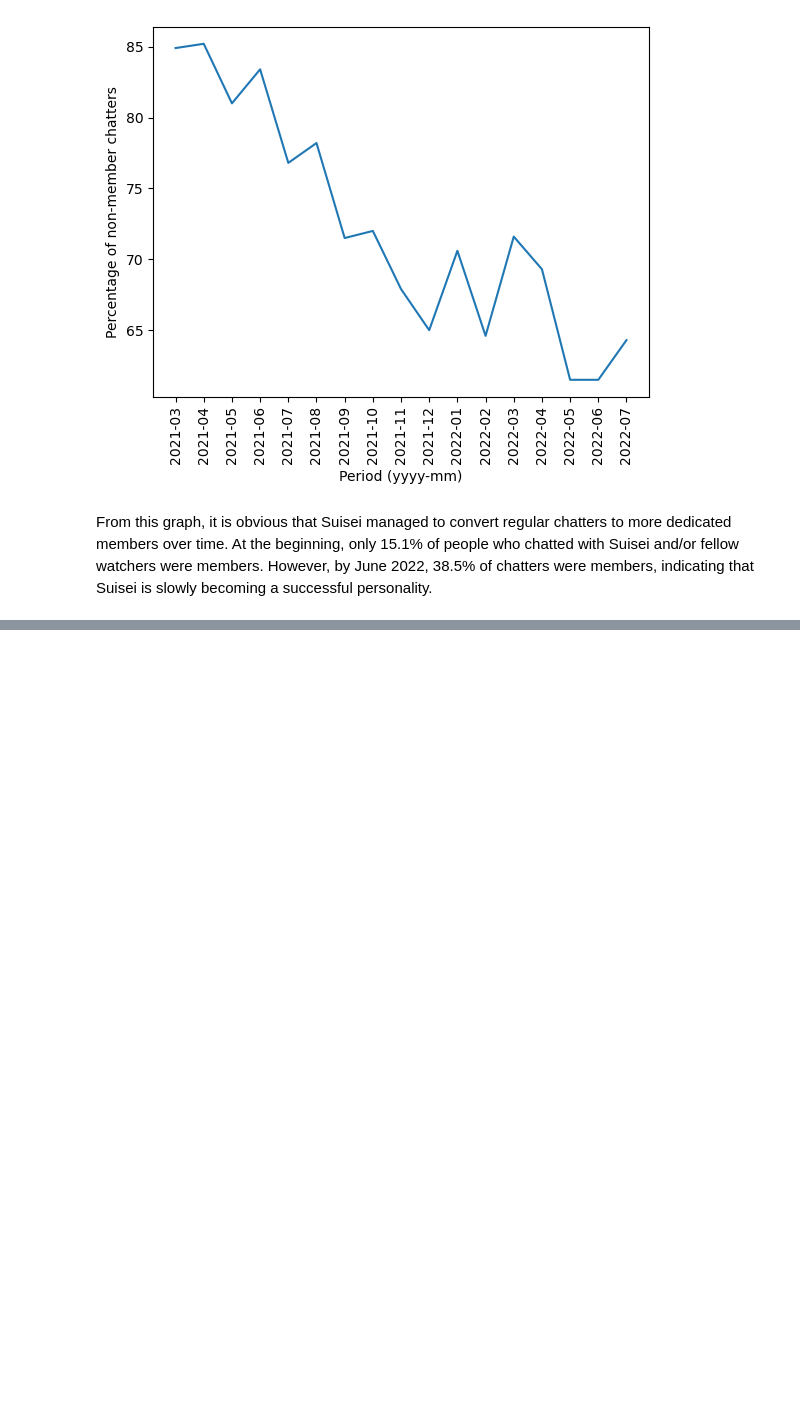
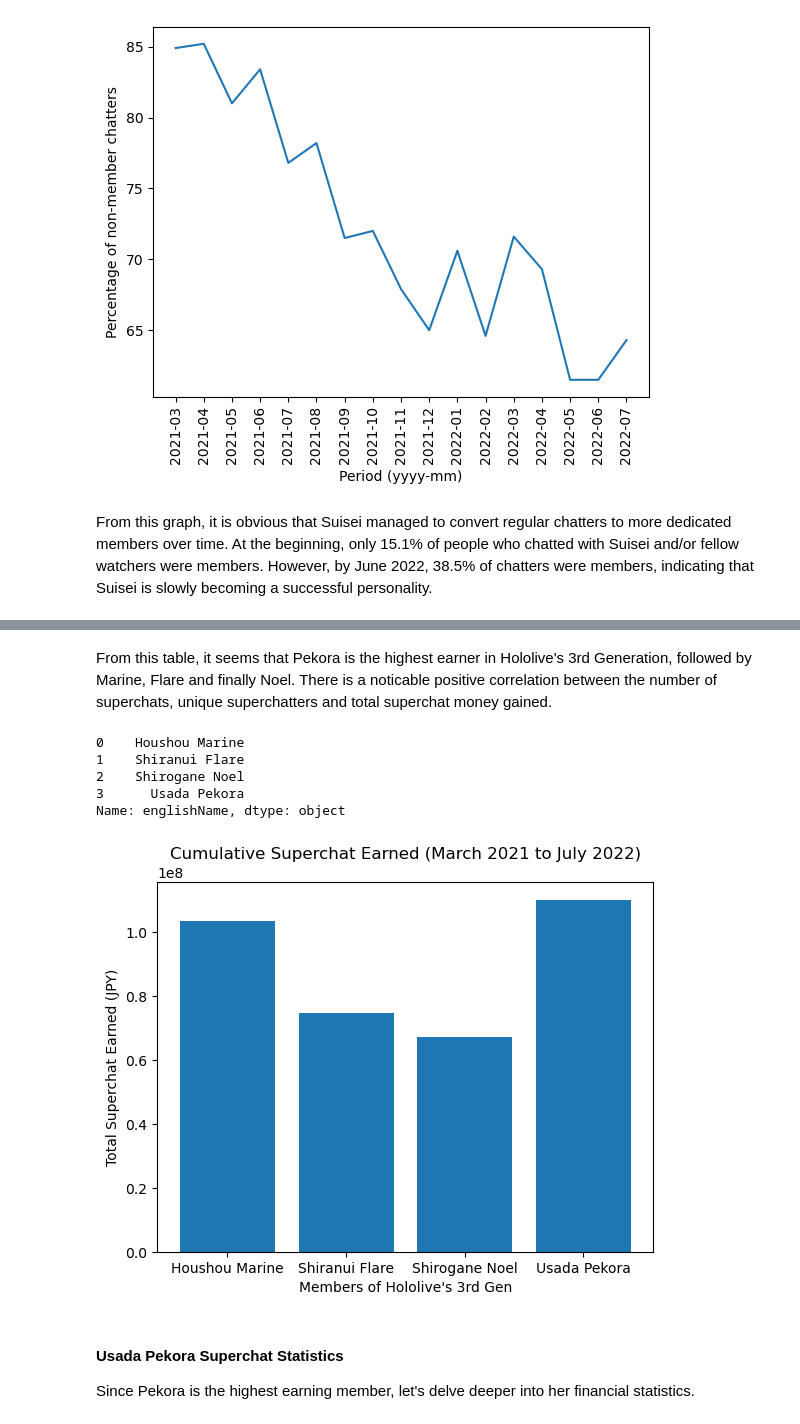
Before and after one commit to falconpunch082/industry-application, a Jupyter notebook: VTuber Statistics - Entertainment/vtuber-stats.ipynb, the cells around one changed output, grey strips where cells are left out. Drawn from its saved outputs; the diff is of its cells as text; code cells hidden in the pictures; blank space fills up the shorter version.

```diff
--- a/VTuber Statistics - Entertainment/vtuber-stats.ipynb
+++ b/VTuber Statistics - Entertainment/vtuber-stats.ipynb
@@ -373,0 +534,9 @@ From this graph, it is obvious that Suisei managed to convert regular chatters t
+# %%
+# Let's count how much money each VTuber has accumulated over the recorded period.
+third_gen_supa_name_group = third_gen_supa.groupby(["englishName"]).sum()
+
+# Further data cleanup
+third_gen_supa_name_group = third_gen_supa_name_group.drop(columns=["channelId", "affiliation", "group", "period"])
+
+# Note: averageSC in this DataFrame is inaccurate due to how the DataFrame is processed.
+third_gen_supa_name_group
@@ -373,0 +550,22 @@ From this graph, it is obvious that Suisei managed to convert regular chatters t
+# %%
+# To provide more insight for a Western audience, let's convert totalSC from JPY to USD and AUD.
+# As of 24/02/2024, 1 JPY equals 0.0066 USD and 0.010 AUD.
+
+third_gen_supa_name_group["totalSC_USD"] = third_gen_supa_name_group["totalSC"] * 0.0066
+third_gen_supa_name_group["totalSC_AUD"] = third_gen_supa_name_group["totalSC"] * 0.010
+
+# Let's also drop averageSC
+third_gen_supa_name_group = third_gen_supa_name_group.drop(columns=["averageSC"])
+
+# Copying DataFrame for future use
+third_gen_supa_graph = third_gen_supa_name_group
+
+# Let's also rate them based on totalSC in descending order
+third_gen_supa_name_group = third_gen_supa_name_group.sort_values("totalSC", ascending=False)
+
+# Finally, let's make the numbers easier to read.
+third_gen_supa_name_group["totalSC"] = third_gen_supa_name_group["totalSC"].map("¥{:,.2f}".format)
+third_gen_supa_name_group["totalSC_USD"] = third_gen_supa_name_group["totalSC_USD"].map("US${:,.2f}".format)
+third_gen_supa_name_group["totalSC_AUD"] = third_gen_supa_name_group["totalSC_AUD"].map("AU${:,.2f}".format)
+
+third_gen_supa_name_group
@@ -373,0 +579,25 @@ From this graph, it is obvious that Suisei managed to convert regular chatters t
+# %% [markdown]
+From this table, it seems that Pekora is the highest earner in Hololive's 3rd Generation, followed by Marine, Flare and finally Noel. There is a noticable positive correlation between the number of superchats, unique superchatters and total superchat money gained.
+# %%
+# Resetting index in third_gen_supa_graph DataFrame to access englishName column
+third_gen_supa_graph = third_gen_supa_graph.reset_index()
+
+print(third_gen_supa_graph["englishName"])
+# %% [output]
+0    Houshou Marine
+1    Shiranui Flare
+2    Shirogane Noel
+3      Usada Pekora
+Name: englishName, dtype: object
+# %%
+# Creating bar chart to show total superchat money gained per VTuber
+plt.bar(third_gen_supa_graph["englishName"], third_gen_supa_graph["totalSC"])
+plt.title("Cumulative Superchat Earned (March 2021 to July 2022)")
+plt.xlabel("Members of Hololive's 3rd Gen")
+plt.ylabel("Total Superchat Earned (JPY)")
+plt.show()
+# %% [output]
+[figure, added]
+# %% [markdown]
+#### Usada Pekora Superchat Statistics
+Since Pekora is the highest earning member, let's delve deeper into her financial statistics.
```
Also changed, not shown: parts of 20 cells of this notebook.
